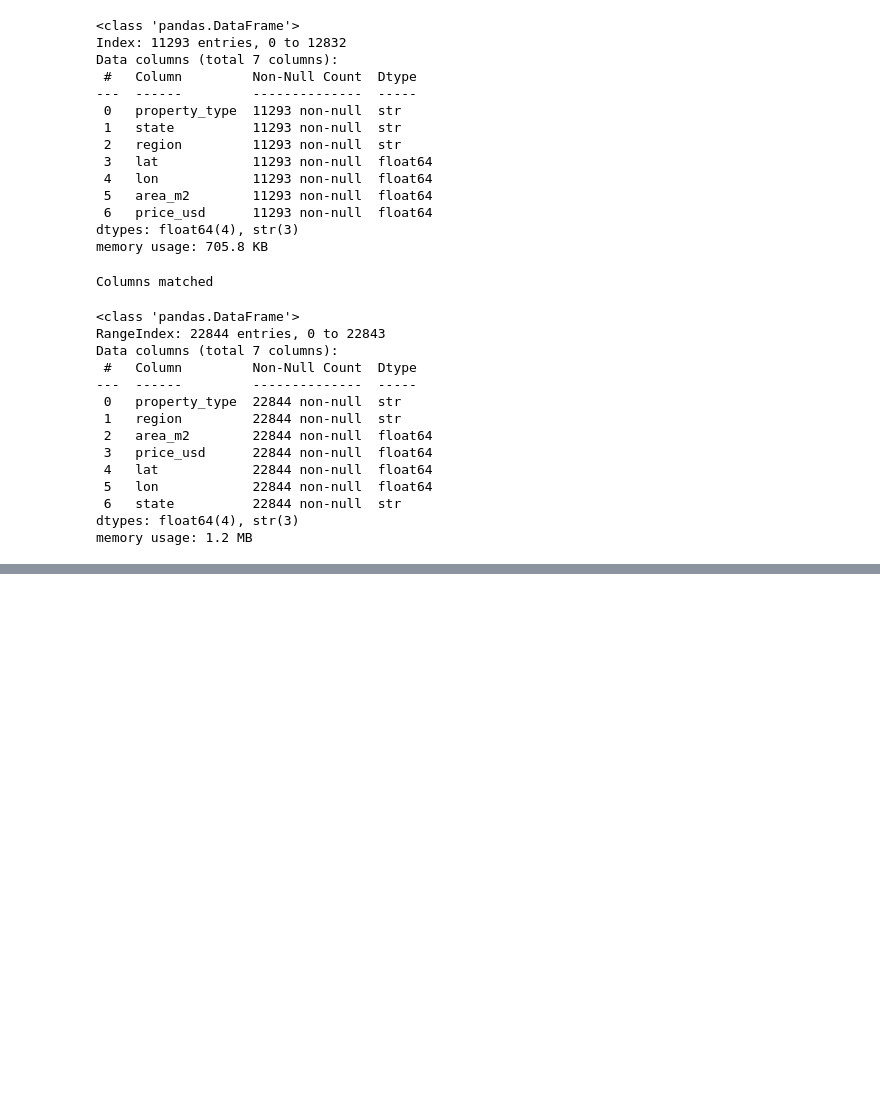
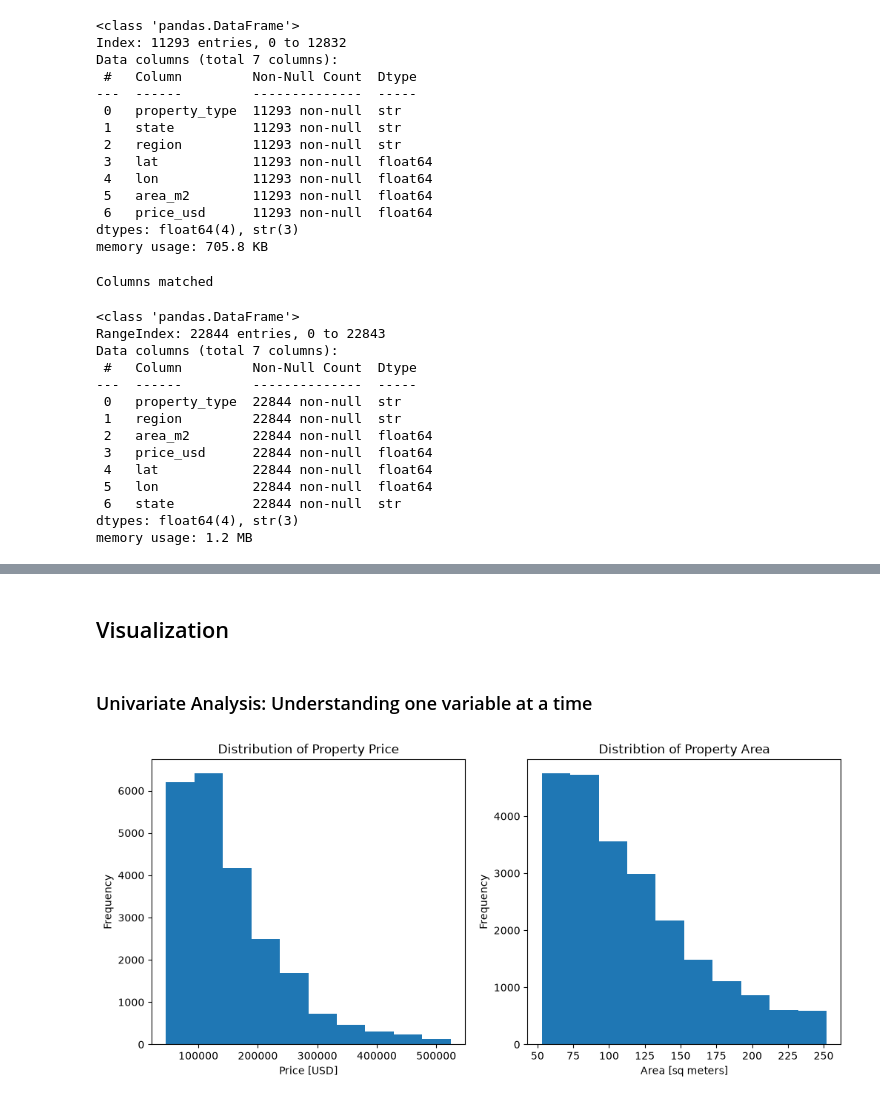
Before and after one commit to rounak173/Brazil-Real-Estate-EDA, a Jupyter notebook: eda_brazil_real_estate.ipynb, the cells around one changed output, grey strips where cells are left out. Drawn from its saved outputs; the diff is of its cells as text; code cells hidden in the pictures; blank space fills up the shorter version.

Commit message:
Done univariate analysis

```diff
--- a/eda_brazil_real_estate.ipynb
+++ b/eda_brazil_real_estate.ipynb
@@ -327,0 +369,24 @@ df.to_csv("./Data/brasil-read-estate-combined-clean.csv", index=False)
+# %% [markdown]
+## Visualization
+# %% [markdown]
+### Univariate Analysis: Understanding one variable at a time
+# %%
+# Create a histogram for price
+fig, ax = plt.subplots(1, 2, figsize=(12, 5))
+
+# Draw and set price_usd histogram
+ax[0].hist(df["price_usd"])
+ax[0].set_xlabel("Price [USD]")
+ax[0].set_ylabel("Frequency")
+ax[0].set_title("Distribution of Property Price")
+
+# Draw and set area_m2 histogram
+ax[1].hist(df["area_m2"])
+ax[1].set_xlabel("Area [sq meters]")
+ax[1].set_ylabel("Frequency")
+ax[1].set_title("Distribtion of Property Area")
+
+# Show the plot
+plt.show()
+# %% [output]
+[figure, added]
```
Also changed, not shown: parts of 16 cells of this notebook, 1 other file.
